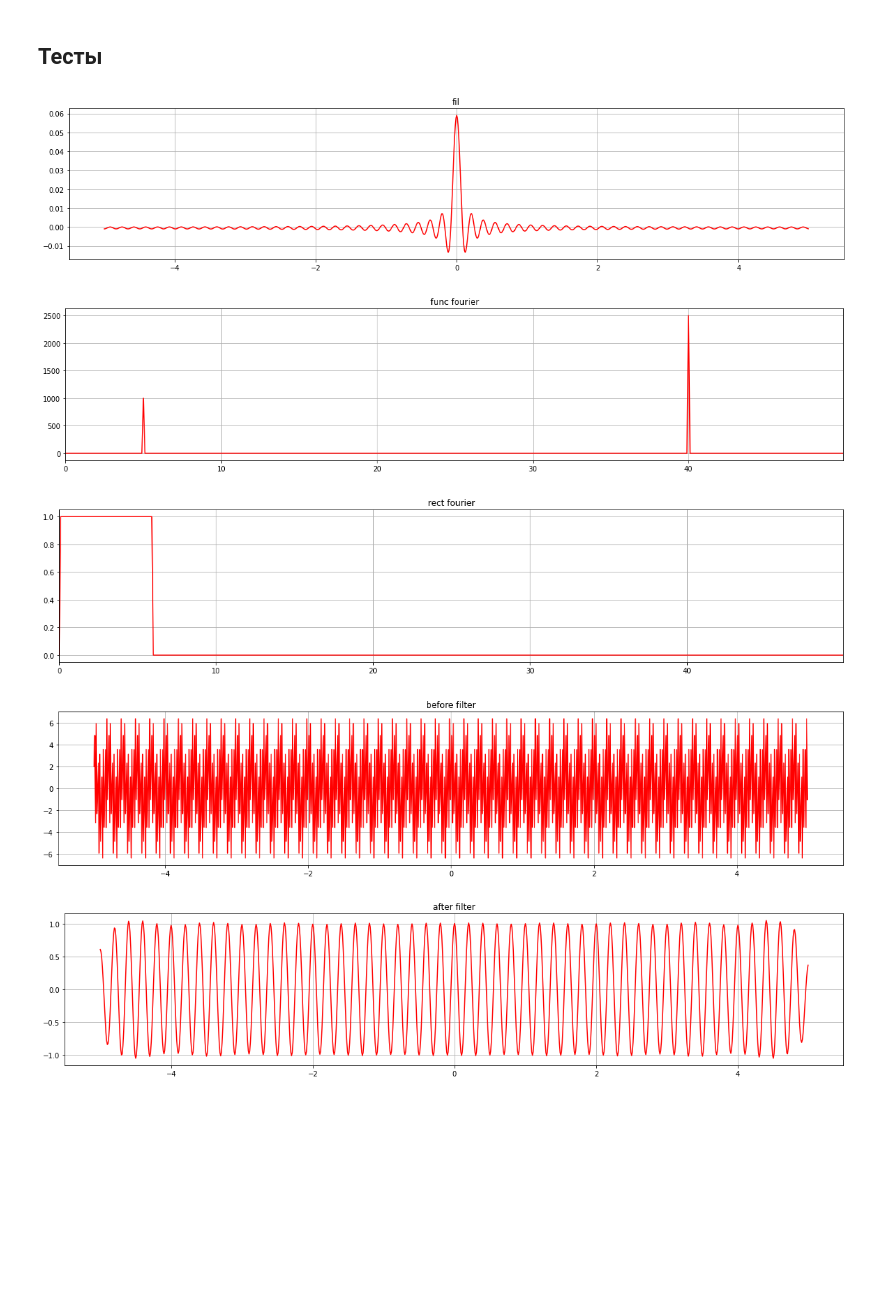
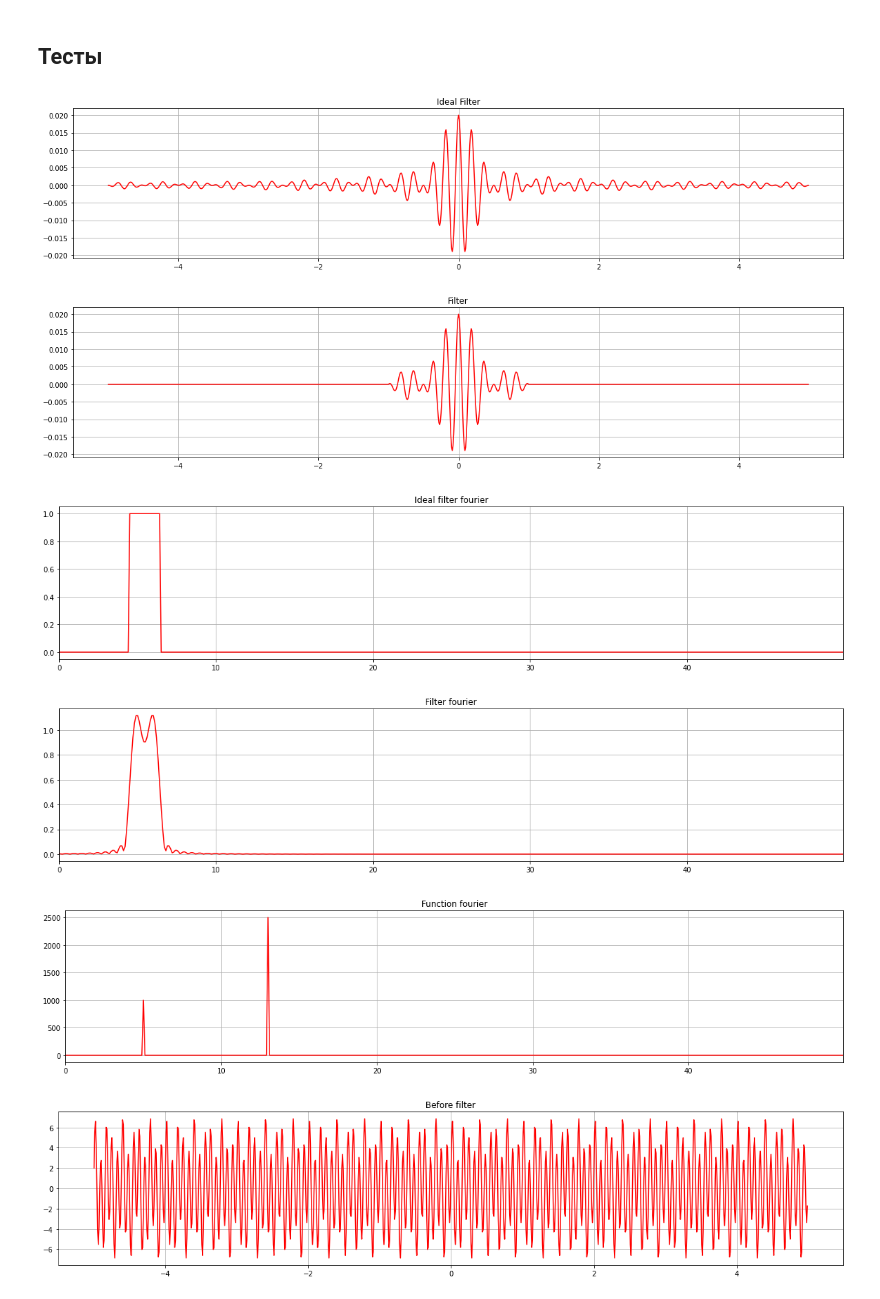
Before and after one commit to pishchev/Data-processing-methods, a Jupyter notebook: Filters.ipynb, the cells around one changed output. Cells and saved outputs as stored; diff of their text form; code cells hidden in the pictures; blank space fills up the shorter version.

```diff
--- a/Filters.ipynb
+++ b/Filters.ipynb
@@ -63,25 +75,42 @@ def filter(w1,w2):
 # %%
-def Test(func,a1,b1):
+def TestFourierFilter(func,a1,b1 , r1,r2):
   a1 = a1/50*rng
   b1 = b1/50*rng
-  fil = filter(a1,b1)
-  ShowArr(fil ,"fil")
+
+  ideal_fil = filter(a1,b1)
+  ShowArr(ideal_fil ,"Ideal Filter")
+
+  rct = [rect(r1,r2)(x) for x in np.arange(a,b,prec)]
+  fil = rct * ideal_fil
+  ShowArr(fil ,"Filter")
+
+  rect_sign = [rect(a1,b1)(i) for i in np.arange(0,b-a,prec)]
+  ShowFourier(rect_sign ,"Ideal filter fourier")
+
+  ShowFourier(abs(np.fft.fft(fil)) , 'Filter fourier')
+
   four_sign = np.fft.fft([func(i) for i in np.arange(a,b,prec)])
-  ShowFourier(abs(four_sign),"func fourier")
-  rect_sign = [rect(a1,b1)(i) for i in np.arange(0,b-a,prec)]
-  ShowFourier(rect_sign ,"rect fourier")
+  ShowFourier(abs(four_sign),"Function fourier")
+
   func_res = [func(i) for i in np.arange(a,b,prec) ]
-  ShowArr(func_res,"before filter")
-  ShowArr(convol(func_res , fil),"after filter")
+  ShowArr(func_res,"Before filter")
+
+  ShowArr(convol(func_res , fil),"After filter")
+
+def TestMeanSlider(func,knn):
+  arr = [func(i) for i in np.arange(a,b,prec)]
+  ShowArr(arr , "Original")
+  ShowArr(MeanSlider( arr, knn), "MeanSlider")
 # %% [markdown]
 ## **Тесты**
 # %%
 def cos_sin(a1,a2,w1,w2):
   return lambda x: a1*np.cos(w1*x*np.pi*2) + a2*np.sin(w2*x*np.pi*2)
-Test(cos_sin(2,5,5,40) ,0,6)
+TestFourierFilter(cos_sin(2,5,5,13) ,4.5,6.5 , -1,1)
 # %% [output]
-[figure, old version]
+[figure, new version]
-[figure, old version]
+[figure, new version]
-[figure, old version]
+[figure, new version]
-[figure, old version]
+[figure, new version]
-[figure, old version]
+[figure, new version]
+[figure, added]
```
Also changed, not shown: parts of 6 cells of this notebook.
